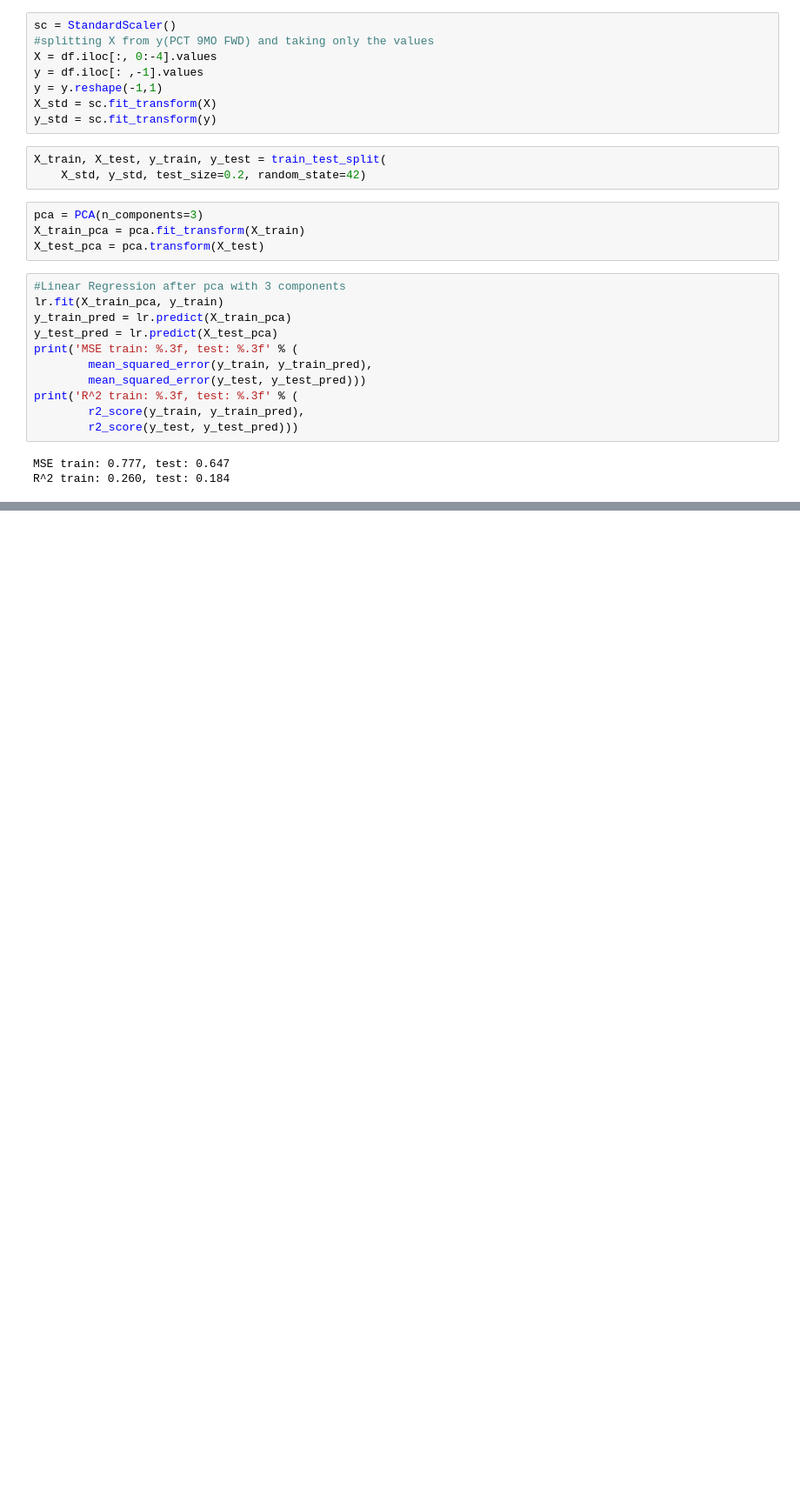
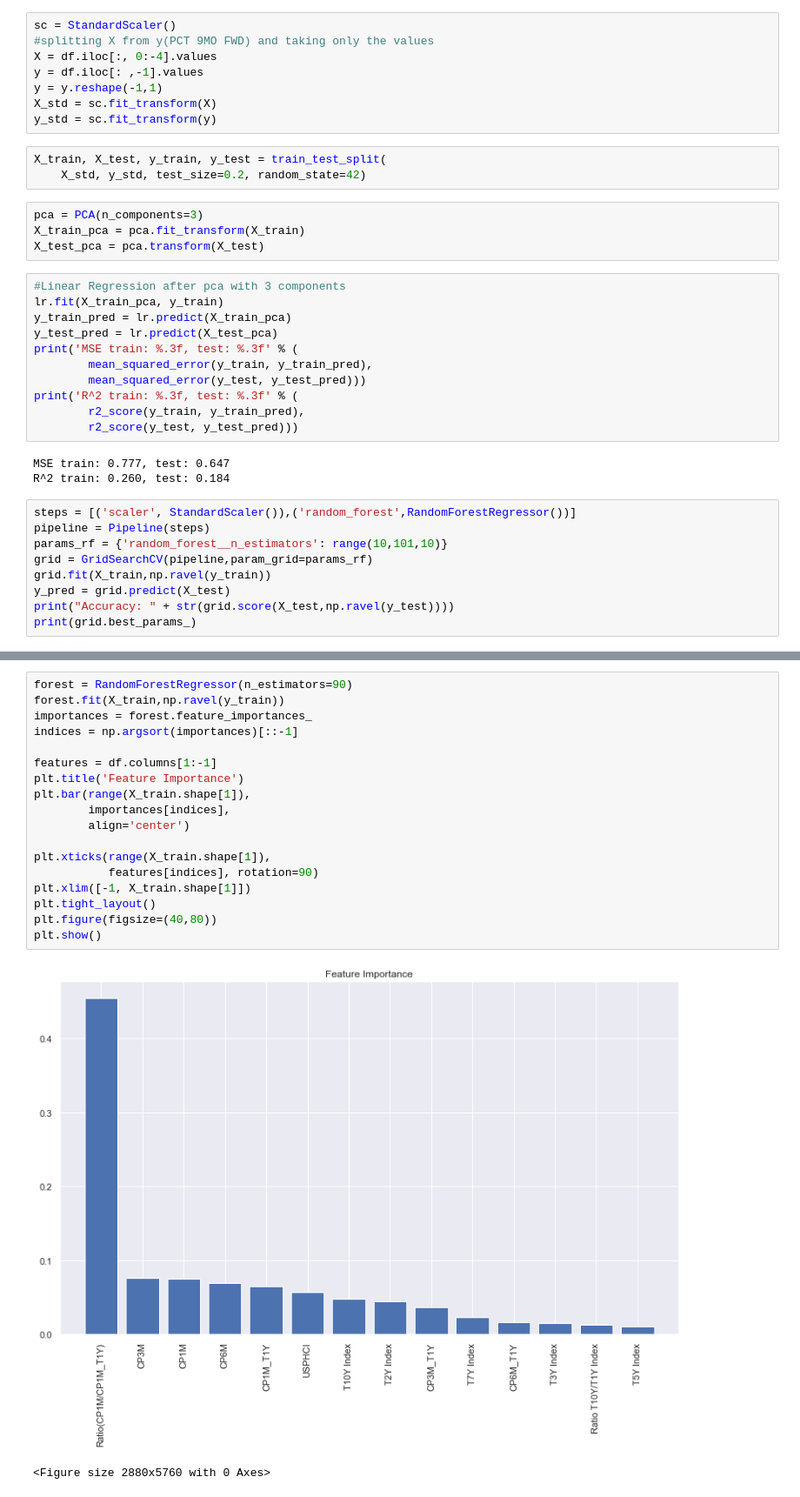
Before and after one commit to yaxuanw3/IE517_Project, a Jupyter notebook: Yohanes_Project2.ipynb, the cells around one changed output, grey strips where cells are left out. Shown at 87% size. Cells and saved outputs as stored; diff of their text form; blank space fills up the shorter version.

```diff
--- a/Yohanes_Project2.ipynb
+++ b/Yohanes_Project2.ipynb
@@ -338,3 +340,12 @@ print('R^2 train: %.3f, test: %.3f' % (
 # %% [output]
 MSE train: 0.777, test: 0.647
 R^2 train: 0.260, test: 0.184
+# %%
+steps = [('scaler', StandardScaler()),('random_forest',RandomForestRegressor())]
+pipeline = Pipeline(steps)
+params_rf = {'random_forest__n_estimators': range(10,101,10)}
+grid = GridSearchCV(pipeline,param_grid=params_rf)
+grid.fit(X_train,np.ravel(y_train))
+y_pred = grid.predict(X_test)
+print("Accuracy: " + str(grid.score(X_test,np.ravel(y_test))))
+print(grid.best_params_)
@@ -340,0 +363,21 @@ R^2 train: 0.260, test: 0.184
+# %%
+forest = RandomForestRegressor(n_estimators=90)
+forest.fit(X_train,np.ravel(y_train))
+importances = forest.feature_importances_
+indices = np.argsort(importances)[::-1]
+
+features = df.columns[1:-1]
+plt.title('Feature Importance')
+plt.bar(range(X_train.shape[1]),
+        importances[indices],
+        align='center')
+
+plt.xticks(range(X_train.shape[1]),
+           features[indices], rotation=90)
+plt.xlim([-1, X_train.shape[1]])
+plt.tight_layout()
+plt.figure(figsize=(40,80))
+plt.show()
+# %% [output]
+[figure, added]
+<Figure size 2880x5760 with 0 Axes>
```
Also changed, not shown: parts of 3 cells of this notebook.
